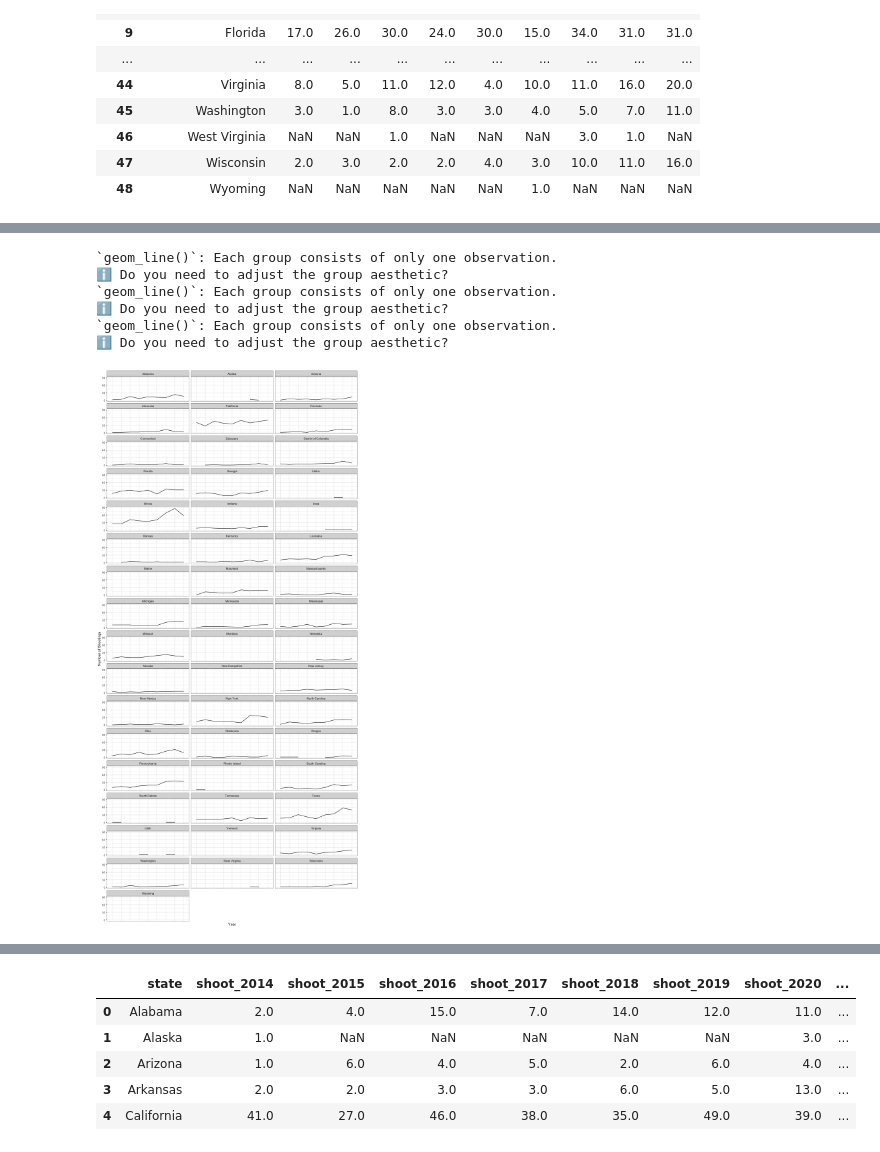
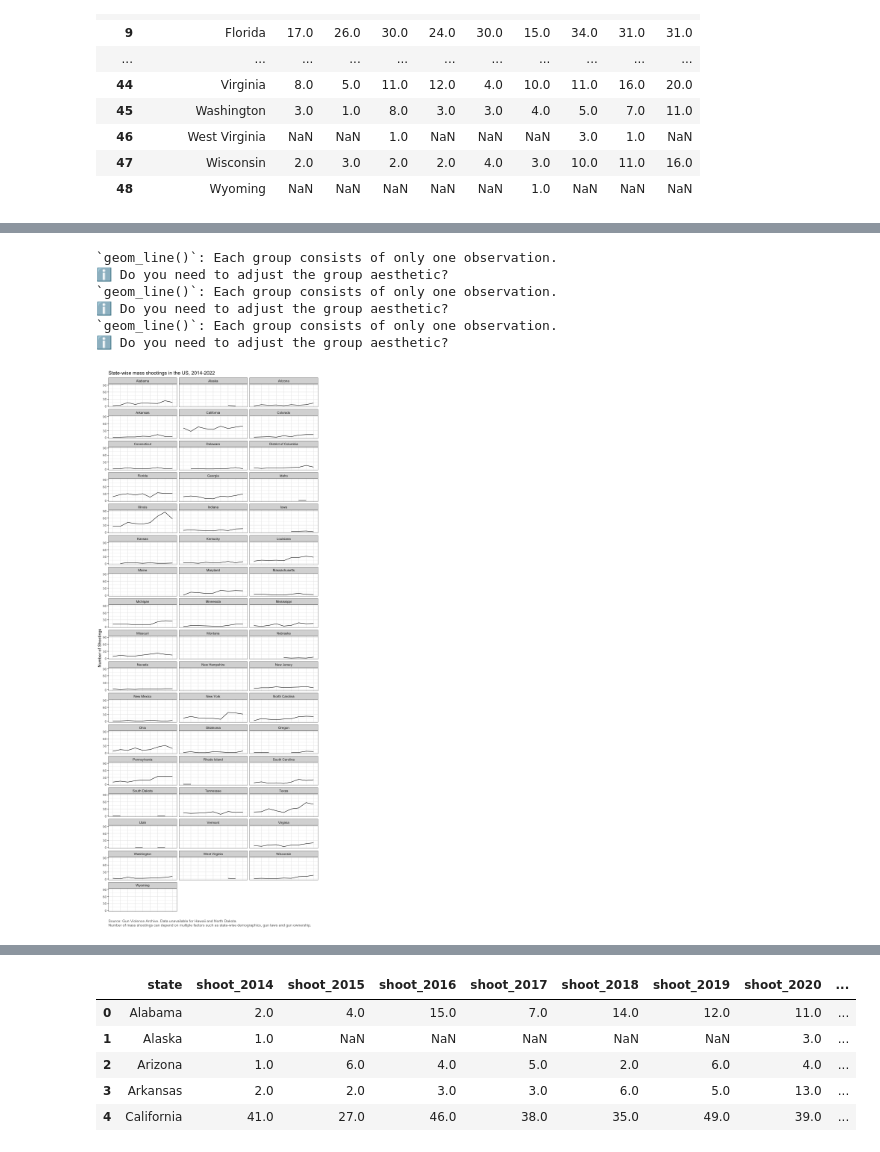
Before and after one commit to poojachaudhuri/project-2, a Jupyter notebook: plotting.ipynb, the cells around one changed output, grey strips where cells are left out. Saved outputs shown, nothing was run; the diff lists cells and outputs as text; code cells hidden in the pictures.

```diff
--- a/plotting.ipynb
+++ b/plotting.ipynb
@@ -542,23 +557,26 @@ df_state_pivot2
 # %%
-%%R -h 1700 -w 800
+%%R -h 1500 -w 600
 
 df_state_pivot2_long <- pivot_longer(df_state_pivot2, cols = c("2014", "2015", "2016", "2017", "2018", "2019", "2020", "2021", "2022"), names_to = "year", values_to = "shootings")
 
 ggplot(df_state_pivot2_long, aes(x = year, y = shootings, group = state)) +
   geom_line() +
   facet_wrap(~ state, ncol = 3) +
   scale_y_continuous(limits = c(0, 90), breaks = seq(0, 90, by = 30)) +
   theme_bw() +
   theme(
     axis.text.x = element_blank(),
     axis.ticks.x = element_blank(),
-  ) +
-  labs(x = "Year", y = "Number of Shootings")
+    plot.caption = element_text(hjust = 0, size = 10, color = "gray40")
+    ) +
+  labs(title = "State-wise mass shootings in the US, 2014-2022",
+    x = "", y = "Number of Shootings",
+    caption = "Source: Gun Violence Archive. Data unavailable for Hawaii and North Dakota.\nNumber of mass shootings can depend on multiple factors such as state-wise demographics, gun laws and gun ownership.")
 # %% [output]
 `geom_line()`: Each group consists of only one observation.
 ℹ Do you need to adjust the group aesthetic?
 `geom_line()`: Each group consists of only one observation.
 ℹ Do you need to adjust the group aesthetic?
 `geom_line()`: Each group consists of only one observation.
 ℹ Do you need to adjust the group aesthetic?
-[figure, old version]
+[figure, new version]
```
Also changed, not shown: parts of 4 cells of this notebook, 8 other files.
